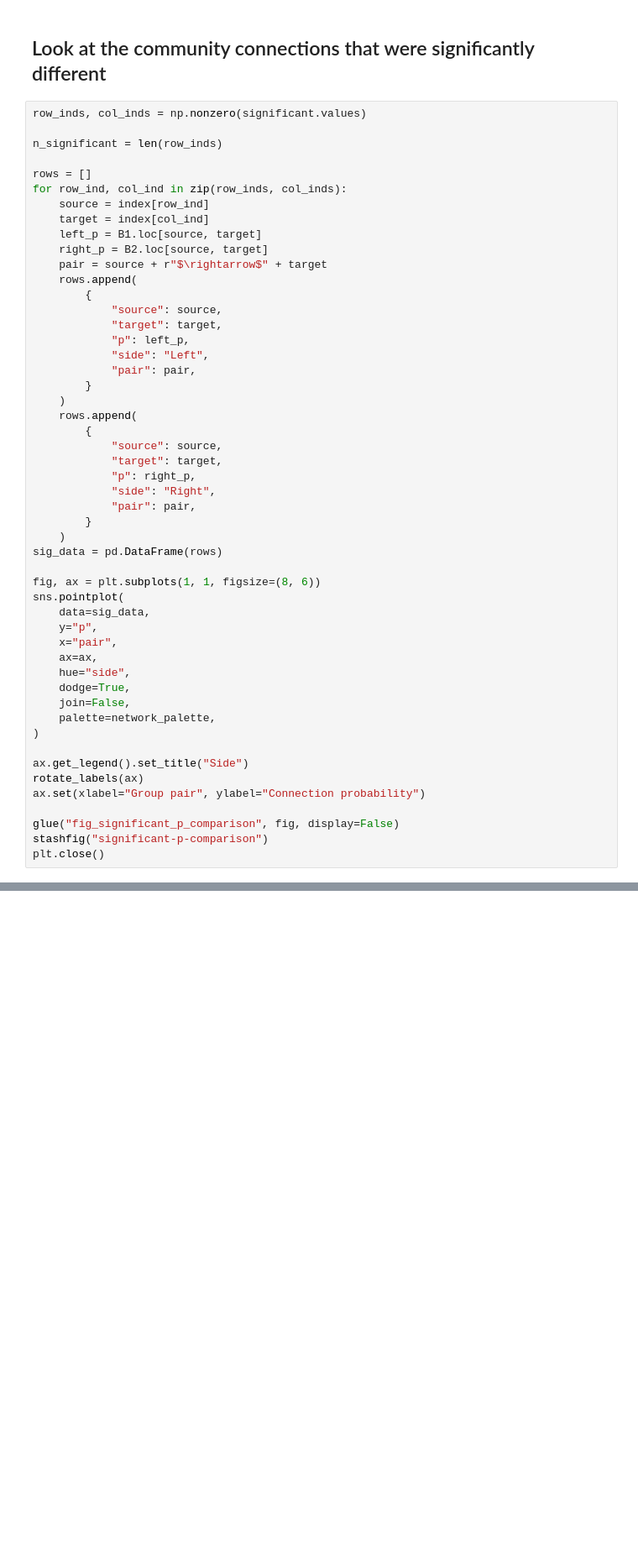
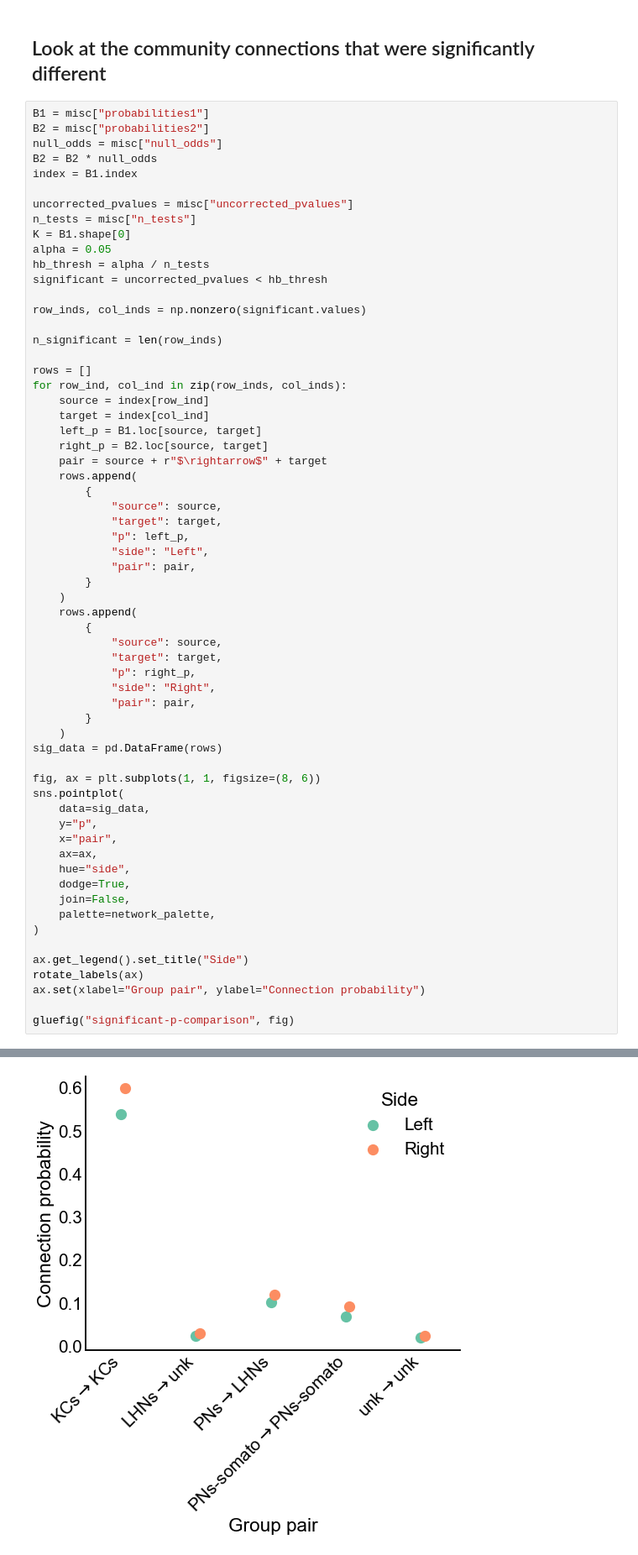
Before and after one commit to neurodata/bilateral-connectome, a Jupyter notebook: docs/sbm_test.ipynb, the cells around one changed output, grey strips where cells are left out. Shown at 84% size. Drawn from its saved outputs; the diff is of its cells as text; blank space fills up the shorter version.

Commit message:
update SBM test

```diff
--- a/docs/sbm_test.ipynb
+++ b/docs/sbm_test.ipynb
@@ -298,6 +405,19 @@ null hypothesis that the two group connection probability matrices are the same)
 # %% [markdown]
 ## Look at the community connections that were significantly different
 # %%
+B1 = misc["probabilities1"]
+B2 = misc["probabilities2"]
+null_odds = misc["null_odds"]
+B2 = B2 * null_odds
+index = B1.index
+
+uncorrected_pvalues = misc["uncorrected_pvalues"]
+n_tests = misc["n_tests"]
+K = B1.shape[0]
+alpha = 0.05
+hb_thresh = alpha / n_tests
+significant = uncorrected_pvalues < hb_thresh
+
 row_inds, col_inds = np.nonzero(significant.values)
 
 n_significant = len(row_inds)
@@ -320,34 +440,33 @@ for row_ind, col_ind in zip(row_inds, col_inds):
     )
     rows.append(
         {
             "source": source,
             "target": target,
             "p": right_p,
             "side": "Right",
             "pair": pair,
         }
     )
 sig_data = pd.DataFrame(rows)
 
 fig, ax = plt.subplots(1, 1, figsize=(8, 6))
 sns.pointplot(
     data=sig_data,
     y="p",
     x="pair",
     ax=ax,
     hue="side",
     dodge=True,
     join=False,
     palette=network_palette,
 )
 
 ax.get_legend().set_title("Side")
 rotate_labels(ax)
 ax.set(xlabel="Group pair", ylabel="Connection probability")
 
-glue("fig_significant_p_comparison", fig, display=False)
-stashfig("significant-p-comparison")
-plt.close()
+gluefig("significant-p-comparison", fig)
 # %% [output]
 [interactive output not drawn]
+[figure, added]
 # %% [markdown]
```
Also changed, not shown: parts of 17 cells of this notebook, 1 other file.
